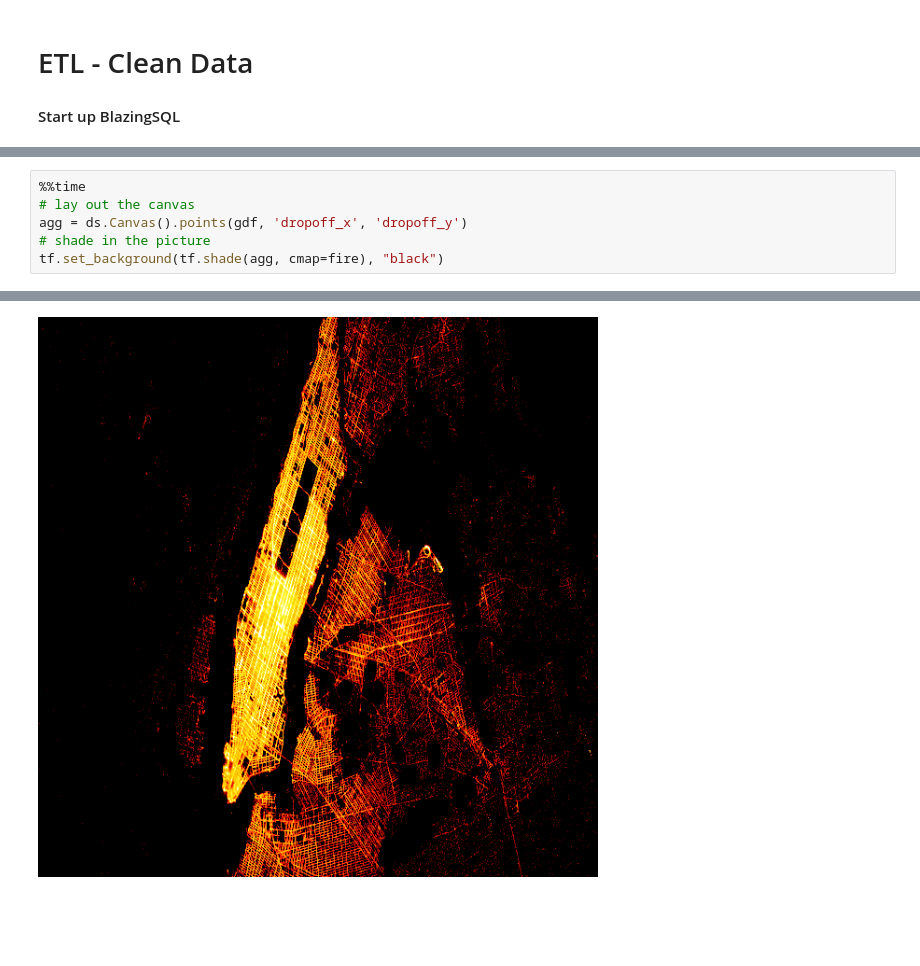
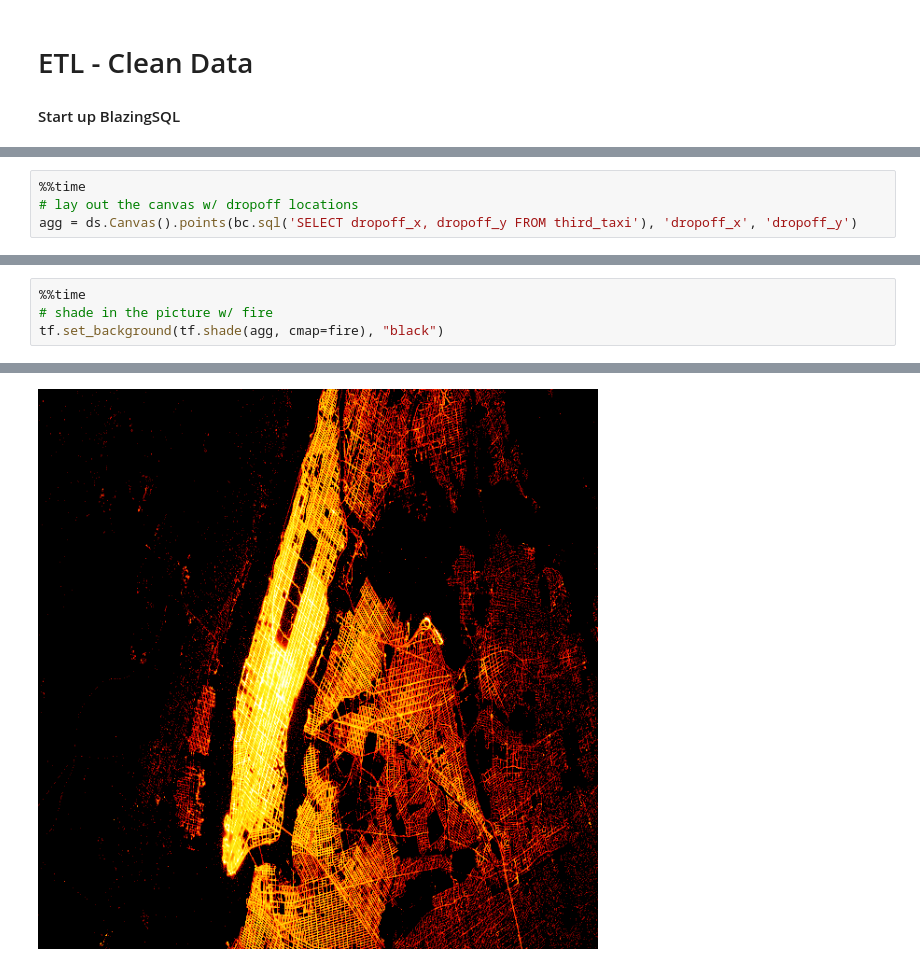
Before and after one commit to gumdropsteve/turbo-telegram, a Jupyter notebook: download_data.ipynb, the cells around one changed output, grey strips where cells are left out. Drawn from its saved outputs; the diff is of its cells as text; blank space fills up the shorter version.

```diff
--- a/download_data.ipynb
+++ b/download_data.ipynb
@@ -181,0 +259,4 @@ Wall time: 9.38 s
+# %%
+%%time
+# lay out the canvas w/ dropoff locations
+agg = ds.Canvas().points(bc.sql('SELECT dropoff_x, dropoff_y FROM third_taxi'), 'dropoff_x', 'dropoff_y')
@@ -182,7 +266,5 @@ Wall time: 9.38 s
 # %%
 %%time
-# lay out the canvas
-agg = ds.Canvas().points(gdf, 'dropoff_x', 'dropoff_y')
-# shade in the picture
+# shade in the picture w/ fire
 tf.set_background(tf.shade(agg, cmap=fire), "black")
 # %% [output]
@@ -191,4 +273,4 @@ Wall time: 1.09 s
-[figure, old version]
+[figure, new version]
 # %%
 then = time.time()
 total_time = then - now
```
Also changed, not shown: parts of 29 cells of this notebook.
